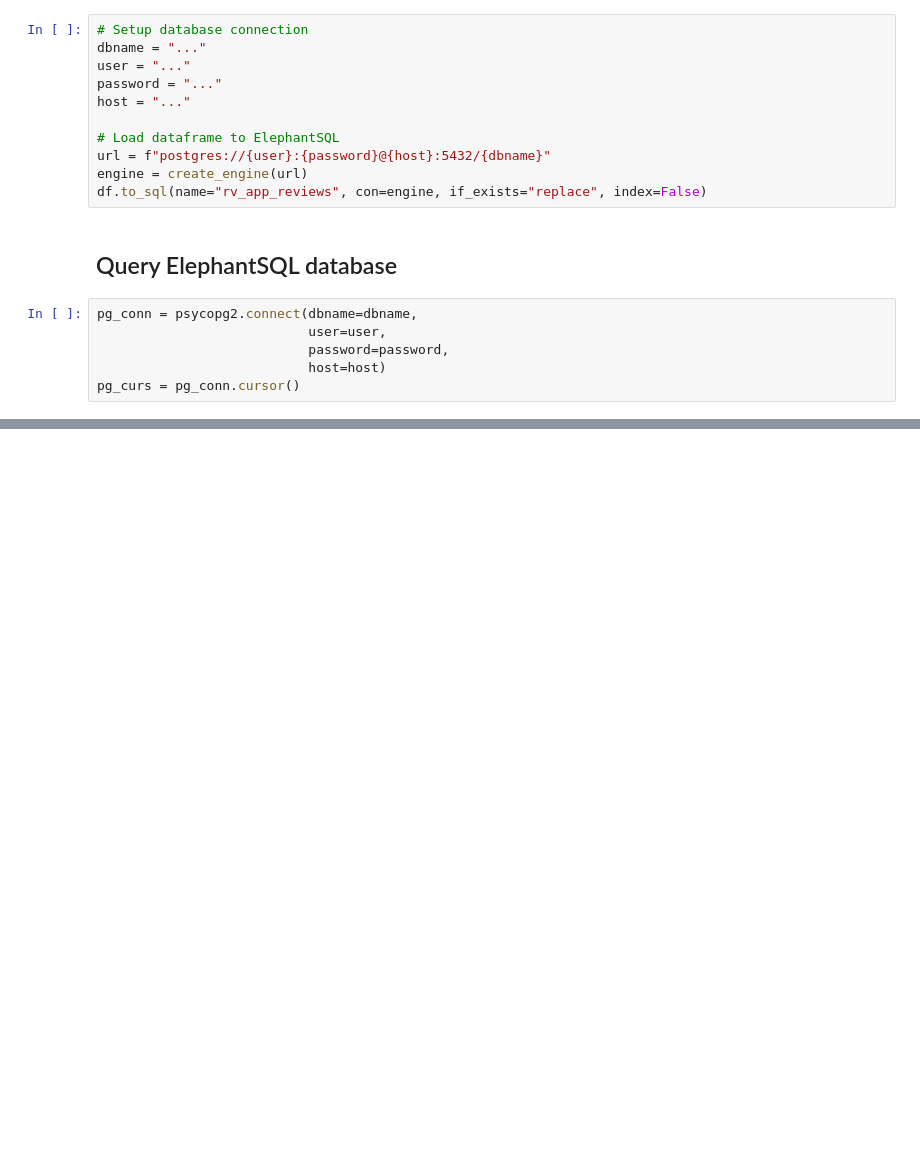
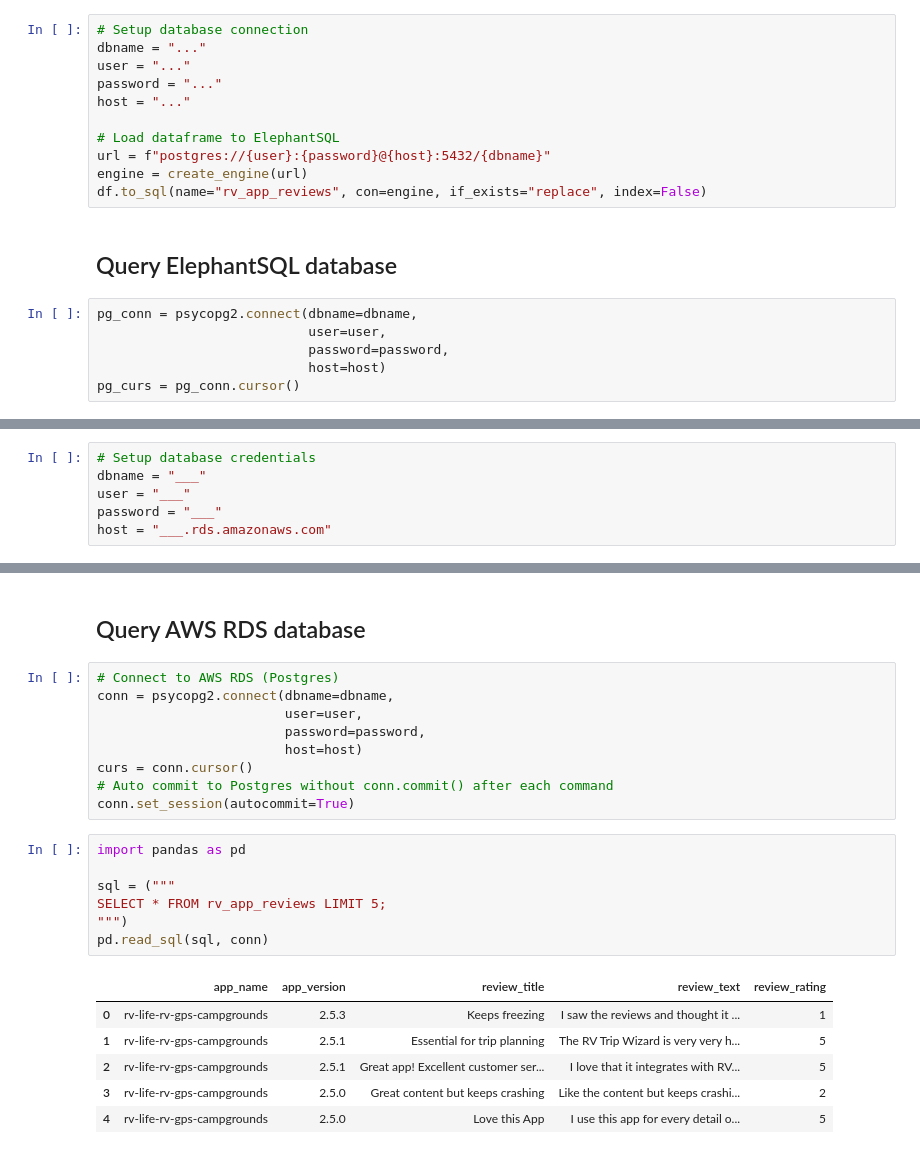
Before and after one commit to gyhou/apple, a Jupyter notebook: apple_iOS_itunes_app_review_API.ipynb, the cells around one changed output, grey strips where cells are left out. Drawn from its saved outputs; the diff is of its cells as text; blank space fills up the shorter version.

```diff
--- a/apple_iOS_itunes_app_review_API.ipynb
+++ b/apple_iOS_itunes_app_review_API.ipynb
@@ -299,0 +315,6 @@ pd.read_sql(sql, pg_conn)
+# %%
+# Setup database credentials
+dbname = "___"
+user = "___"
+password = "___"
+host = "___.rds.amazonaws.com"
@@ -299,0 +338,25 @@ pd.read_sql(sql, pg_conn)
+# %% [markdown]
+## Query AWS RDS database
+# %%
+# Connect to AWS RDS (Postgres)
+conn = psycopg2.connect(dbname=dbname,
+                        user=user,
+                        password=password,
+                        host=host)
+curs = conn.cursor()
+# Auto commit to Postgres without conn.commit() after each command
+conn.set_session(autocommit=True)
+# %%
+import pandas as pd
+
+sql = ("""
+SELECT * FROM rv_app_reviews LIMIT 5;
+""")
+pd.read_sql(sql, conn)
+# %% [output]
+|  | app_name | app_version | review_title | review_text | review_rating |
+| 0 | rv-life-rv-gps-campgrounds | 2.5.3 | Keeps freezing | I saw the reviews and thought it ... | 1 |
+| 1 | rv-life-rv-gps-campgrounds | 2.5.1 | Essential for trip planning | The RV Trip Wizard is very very h... | 5 |
+| 2 | rv-life-rv-gps-campgrounds | 2.5.1 | Great app! Excellent customer ser... | I love that it integrates with RV... | 5 |
+| 3 | rv-life-rv-gps-campgrounds | 2.5.0 | Great content but keeps crashing | Like the content but keeps crashi... | 2 |
+| 4 | rv-life-rv-gps-campgrounds | 2.5.0 | Love this App | I use this app for every detail o... | 5 |
```
Also changed, not shown: parts of 15 cells of this notebook.
